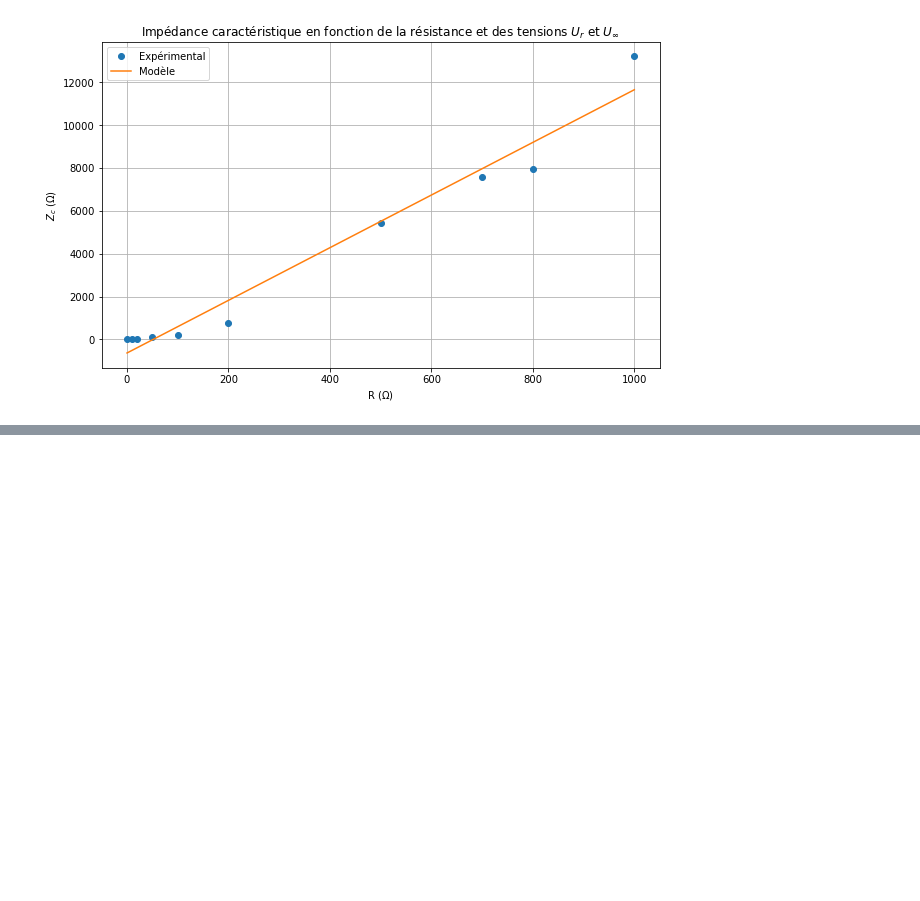
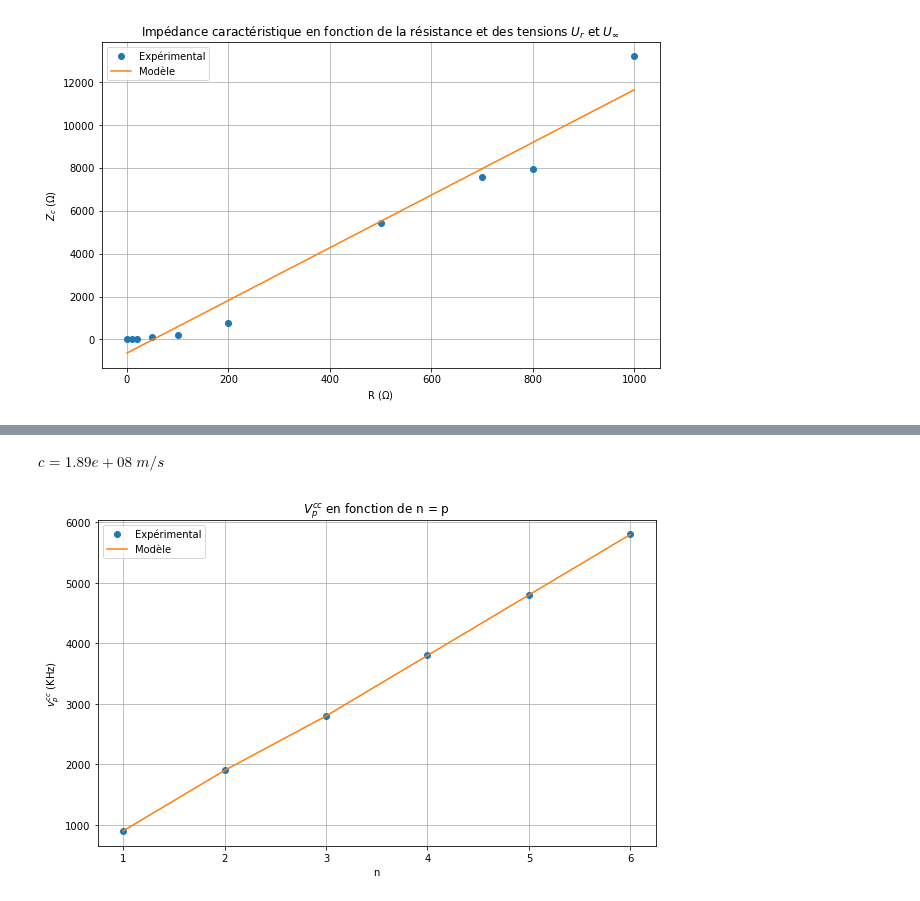
Before and after one commit to kmiloarguello/kmiloarguello.github.io, a Jupyter notebook: phyca/content/LU2PY121/TPS/TP6/TP6.ipynb, the cells around one changed output, grey strips where cells are left out. Drawn from its saved outputs; the diff is of its cells as text; code cells hidden in the pictures; blank space fills up the shorter version.

```diff
--- a/phyca/content/LU2PY121/TPS/TP6/TP6.ipynb
+++ b/phyca/content/LU2PY121/TPS/TP6/TP6.ipynb
@@ -44,0 +85,26 @@ $\displaystyle Z_c = 51.44 \; \Omega$
+# %%
+# n = p avec p \belong N
+# v_p_cc = n * (c / 2 * l')
+
+# Trouver c en ajustant les données
+def f(x, c, l):
+    return x * (c / (2 * l))
+
+n = np.arange(1, 7)
+c = 2 * l * v_p_cc / n
+
+display(Math(f'c = {c.mean():.2e} \; m/s'))
+
+# v_p_ouv en fonction de n = p/2
+plt.figure(figsize=(10, 6))
+plt.plot(n, v_p_cc / 1e3, 'o', label='Expérimental')
+plt.plot(n, f(n, c, l) / 1e3, label='Modèle')
+plt.title('$V_p^{cc}$ en fonction de n = p')
+plt.xlabel('n')
+plt.ylabel('$v_p^{cc}$ (KHz)')
+plt.grid()
+plt.legend()
+plt.show()
+# %% [output]
+$\displaystyle c = 1.89e+08 \; m/s$
+[figure, added]
```
Also changed, not shown: parts of 5 cells of this notebook, 1 other file.
